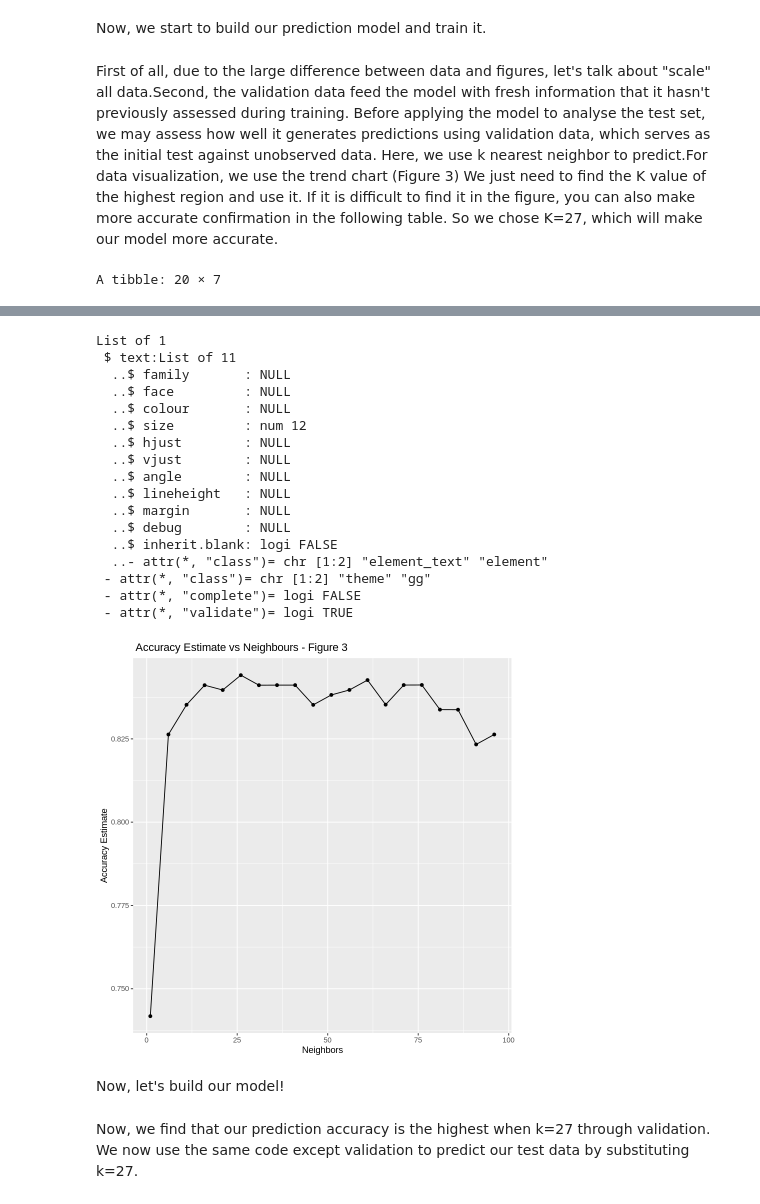
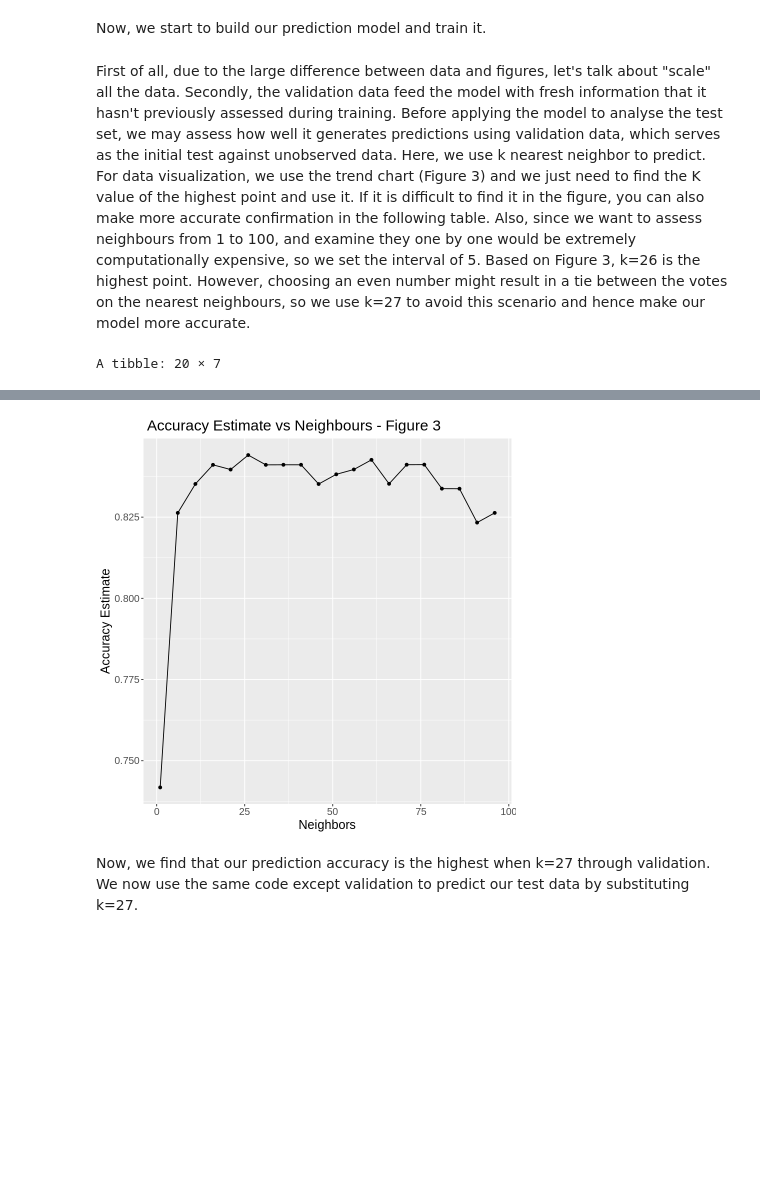
Before and after one commit to jlee0714/DSCI-Project, a Jupyter notebook: Final Project.ipynb, the cells around one changed output, grey strips where cells are left out. Saved outputs shown, nothing was run; the diff lists cells and outputs as text; code cells hidden in the pictures; blank space fills up the shorter version.

```diff
--- a/Final Project.ipynb
+++ b/Final Project.ipynb
@@ -108,8 +108,8 @@ The discrimination between the “MajorAxisLength” and “Eccentricity” are
 # %% [markdown]
 Now, we start to build our prediction model and train it.
 # %% [markdown]
-First of all, due to the large difference between data and figures, let's talk about "scale" all data.Second, the validation data feed the model with fresh information that it hasn't previously assessed during training. Before applying the model to analyse the test set, we may assess how well it generates predictions using validation data, which serves as the initial test against unobserved data.
-Here, we use k nearest neighbor to predict.For data visualization, we use the trend chart (Figure 3) We just need to find the K value of the highest region and use it. If it is difficult to find it in the figure, you can also make more accurate confirmation in the following table. So we chose K=27, which will make our model more accurate.
+First of all, due to the large difference between data and figures, let's talk about "scale" all the data. Secondly, the validation data feed the model with fresh information that it hasn't previously assessed during training. Before applying the model to analyse the test set, we may assess how well it generates predictions using validation data, which serves as the initial test against unobserved data.
+Here, we use k nearest neighbor to predict. For data visualization, we use the trend chart (Figure 3) and we just need to find the K value of the highest point and use it. If it is difficult to find it in the figure, you can also make more accurate confirmation in the following table. Also, since we want to assess neighbours from 1 to 100, and examine they one by one would be extremely computationally expensive, so we set the interval of 5. Based on Figure 3, k=26 is the highest point. However, choosing an even number might result in a tie between the votes on the nearest neighbours, so we use k=27 to avoid this scenario and hence make our model more accurate.
 # %%
 set.seed(123)
 
@@ -137,55 +137,36 @@ accuracies <- knn_results |>
   filter(.metric == "accuracy")
 
 accuracies
 
 accuracy_vs_k <- ggplot(accuracies, aes(x = neighbors, y = mean)) +
   geom_point() +
   geom_line() +
   labs(x = "Neighbors", y = "Accuracy Estimate") +
-  ggtitle(" Accuracy Estimate vs Neighbours - Figure 3")
-  theme(text = element_text(size = 12))
+  ggtitle(" Accuracy Estimate vs Neighbours - Figure 3") +
+  theme(text = element_text(size = 15))
 
 accuracy_vs_k
 # %% [output]
 A tibble: 20 × 7
 | neighbors | .metric | .estimator | mean | n | std_err | .config |
 | <dbl> | <chr> | <chr> | <dbl> | <int> | <dbl> | <chr> |
 | 1 | accuracy | binary | 0.7417691 | 5 | 0.009084638 | Preprocessor1_Model01 |
 | 6 | accuracy | binary | 0.8263169 | 5 | 0.010987898 | Preprocessor1_Model02 |
 | 11 | accuracy | binary | 0.8352283 | 5 | 0.008314733 | Preprocessor1_Model03 |
 | 16 | accuracy | binary | 0.8411106 | 5 | 0.013768582 | Preprocessor1_Model04 |
 | 21 | accuracy | binary | 0.8396620 | 5 | 0.014094658 | Preprocessor1_Model05 |
 | 26 | accuracy | binary | 0.8441176 | 5 | 0.013787865 | Preprocessor1_Model06 |
 | 31 | accuracy | binary | 0.8411106 | 5 | 0.013382297 | Preprocessor1_Model07 |
 | 36 | accuracy | binary | 0.8411326 | 5 | 0.014134107 | Preprocessor1_Model08 |
 | 41 | accuracy | binary | 0.8411326 | 5 | 0.015451769 | Preprocessor1_Model09 |
 | 46 | accuracy | binary | 0.8352063 | 5 | 0.013060605 | Preprocessor1_Model10 |
 | ... | ... | ... | ... | ... | ... | ... |
 | 76 | accuracy | binary | 0.8411765 | 5 | 0.012971487 | Preprocessor1_Model16 |
 | 81 | accuracy | binary | 0.8337796 | 5 | 0.012718710 | Preprocessor1_Model17 |
 | 86 | accuracy | binary | 0.8337577 | 5 | 0.011894770 | Preprocessor1_Model18 |
 | 91 | accuracy | binary | 0.8233319 | 5 | 0.013501467 | Preprocessor1_Model19 |
 | 96 | accuracy | binary | 0.8263169 | 5 | 0.013897233 | Preprocessor1_Model20 |
-List of 1
- $ text:List of 11
-  ..$ family       : NULL
-  ..$ face         : NULL
-  ..$ colour       : NULL
-  ..$ size         : num 12
-  ..$ hjust        : NULL
-  ..$ vjust        : NULL
-  ..$ angle        : NULL
-  ..$ lineheight   : NULL
-  ..$ margin       : NULL
-  ..$ debug        : NULL
-  ..$ inherit.blank: logi FALSE
-  ..- attr(*, "class")= chr [1:2] "element_text" "element"
- - attr(*, "class")= chr [1:2] "theme" "gg"
- - attr(*, "complete")= logi FALSE
- - attr(*, "validate")= logi TRUE
-[figure, old version]
+[figure, new version]
-# %% [markdown]
-Now, let's build our model!
 # %% [markdown]
 Now, we find that our prediction accuracy is the highest when k=27 through validation. We now use the same code except validation to predict our test data by substituting k=27.
 # %%
```
Also changed, not shown: parts of 13 cells of this notebook.
